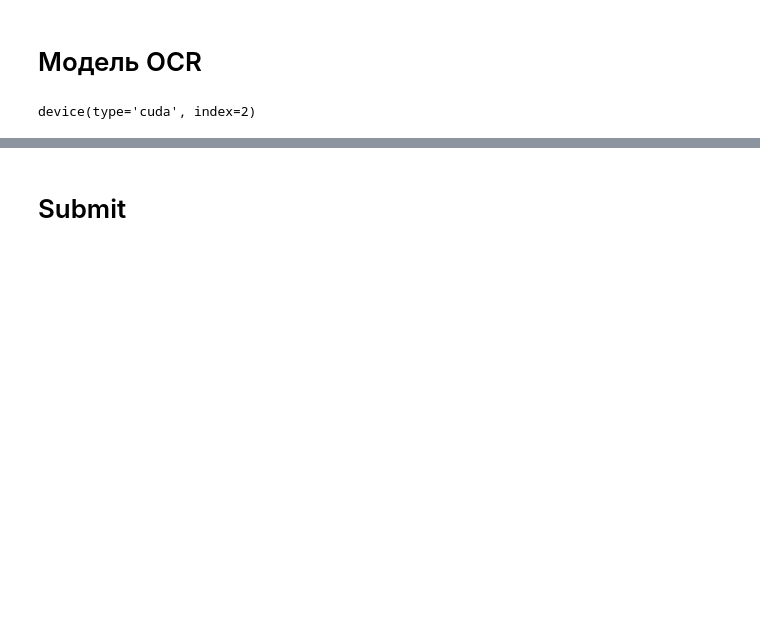
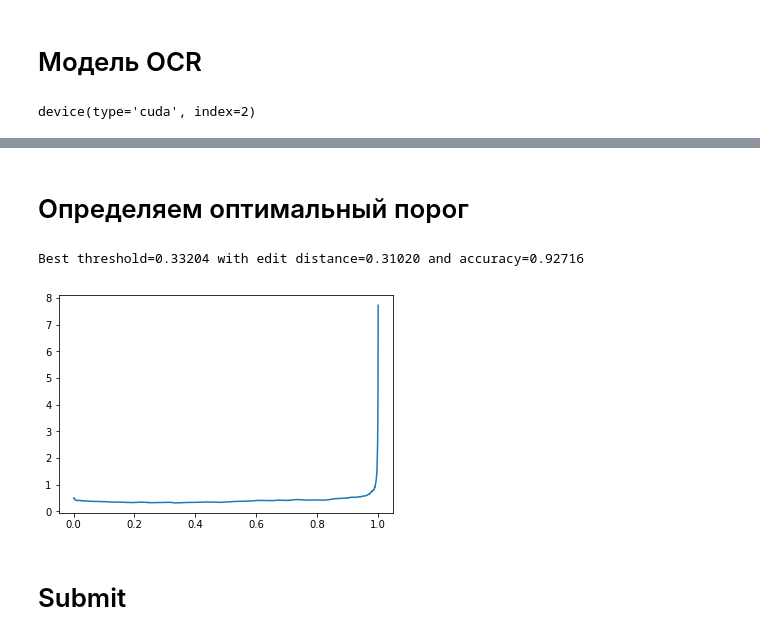
Before and after one commit to Antimortine/made_cv, a Jupyter notebook: contest2/solution/4. OCR Transformer.ipynb, the cells around one changed output, grey strips where cells are left out. Cells and saved outputs as stored; diff of their text form; code cells hidden in the pictures; blank space fills up the shorter version.

```diff
--- a/contest2/solution/4. OCR Transformer.ipynb
+++ b/contest2/solution/4. OCR Transformer.ipynb
@@ -541 +671,6 @@ def evaluate(model, iterator, with_tqdm=True):
+# %%
+def evaluate(model, iterator, with_tqdm=True):
+    metrics = get_merics(model, iterator, with_tqdm)
+    best_threshold, best_ed, best_accuracy = get_best_threshold(metrics, plot=False)
+    return best_accuracy, best_ed
 # %%
@@ -589,10 +748,10 @@ def train(model, criterion, optimizer, scheduler, train_dataloader, val_dataload
 model = RecognitionModel()
 model.to(device);
 # %%
-criterion = ctc_loss
-optimizer = torch.optim.AdamW(model.parameters(), lr=3e-4, amsgrad=True, weight_decay=1e-5)
-scheduler = torch.optim.lr_scheduler.ReduceLROnPlateau(optimizer, patience=3, factor=0.5, verbose=True)
+epoch_len = len(train_ocr_loader)
+optimizer = torch.optim.AdamW(model.parameters(), lr=2e-4, amsgrad=True, weight_decay=1e-6)
+scheduler = torch.optim.lr_scheduler.CosineAnnealingLR(optimizer, T_max=3*epoch_len, eta_min=1e-6, last_epoch=-1)
 # %%
-train(model, criterion, optimizer, scheduler, train_ocr_loader, val_ocr_loader, epochs=50)
+train(model, optimizer, scheduler, train_ocr_loader, val_ocr_loader, epochs=50, ctc_weight=2)
 # %% [output]
 Starting epoch 1/50.
@@ -617,3 +781,5 @@ Epoch finished! Loss: 0.09469
 with open(f'models/{MODEL_NAME}.pth', "rb") as fp:
     best_state_dict = torch.load(fp, map_location="cpu")
     model.load_state_dict(best_state_dict)
+# %% [markdown]
+# Определяем оптимальный порог
@@ -620,3 +788,8 @@ with open(f'models/{MODEL_NAME}.pth', "rb") as fp:
+# %%
+best_threshold, _, _ = get_best_threshold(metrics)
+# %% [output]
+Best threshold=0.33204 with edit distance=0.31020 and accuracy=0.92716
+[figure, added]
 # %% [markdown]
 # Submit
 # %%
```
Also changed, not shown: parts of 32 cells of this notebook, 2 other files.
